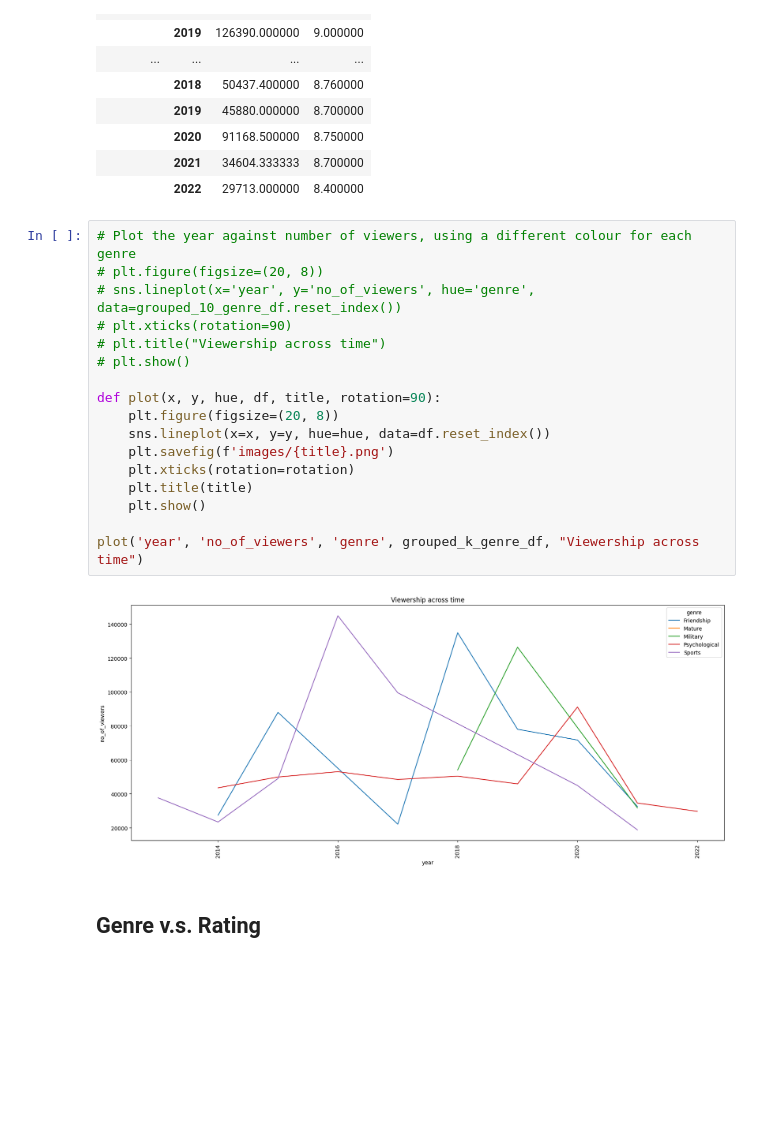
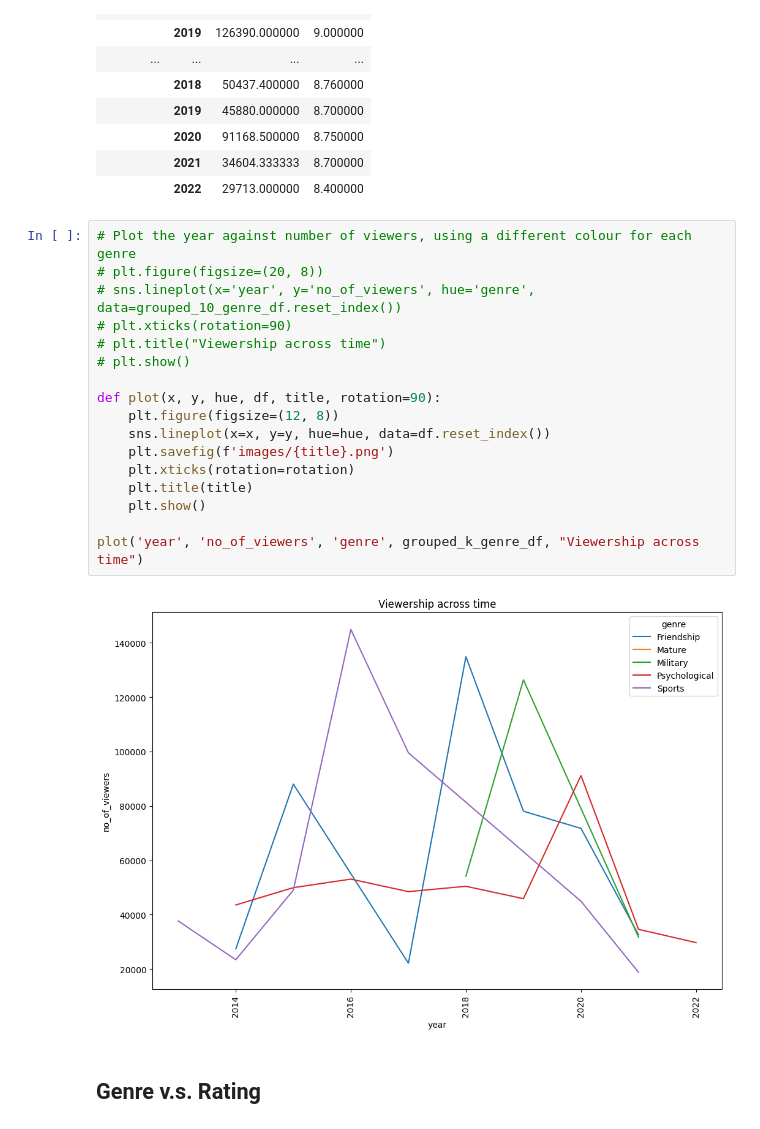
Before and after one commit to AllardQuek/DAO2702-BA, a Jupyter notebook: Project/k-drama-analysis.ipynb, the cells around one changed output. Saved outputs shown, nothing was run; the diff lists cells and outputs as text; blank space fills up the shorter version.

```diff
--- a/Project/k-drama-analysis.ipynb
+++ b/Project/k-drama-analysis.ipynb
@@ -182,22 +210,22 @@ grouped_k_genre_df.head(20)
 # %%
 # Plot the year against number of viewers, using a different colour for each genre
 # plt.figure(figsize=(20, 8))
 # sns.lineplot(x='year', y='no_of_viewers', hue='genre', data=grouped_10_genre_df.reset_index())
 # plt.xticks(rotation=90)
 # plt.title("Viewership across time")
 # plt.show()
 
 def plot(x, y, hue, df, title, rotation=90):
-	plt.figure(figsize=(20, 8))
+	plt.figure(figsize=(12, 8))
 	sns.lineplot(x=x, y=y, hue=hue, data=df.reset_index())
 	plt.savefig(f'images/{title}.png')
 	plt.xticks(rotation=rotation)
 	plt.title(title)
 	plt.show()
 
 plot('year', 'no_of_viewers', 'genre', grouped_k_genre_df, "Viewership across time")
 # %% [output]
-[figure, old version]
+[figure, new version]
 # %% [markdown]
 ## Genre v.s. Rating
 # %%
```
Also changed, not shown: parts of 6 cells of this notebook, 11 other files.
